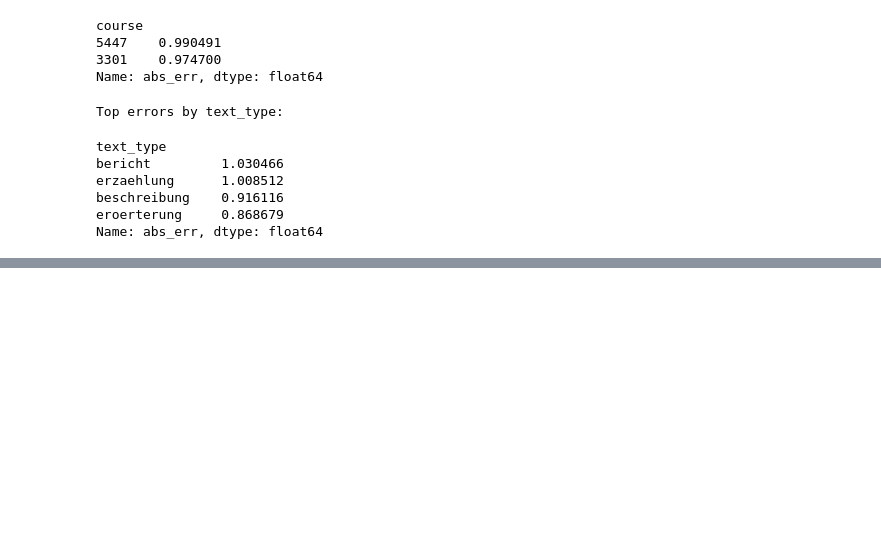
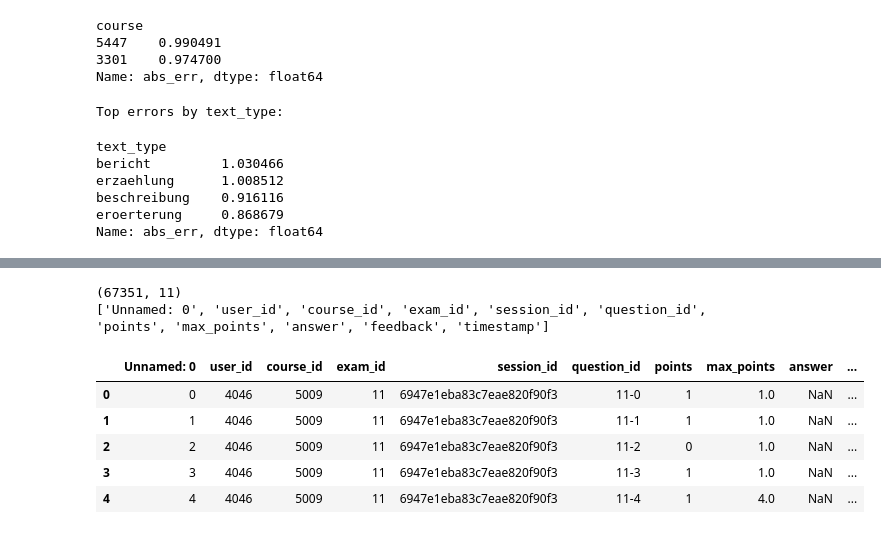
Before and after one commit to Tournedos/MLBD_2026, a Jupyter notebook: m4_louis.ipynb, the cells around one changed output, grey strips where cells are left out. Saved outputs shown, nothing was run; the diff lists cells and outputs as text; code cells hidden in the pictures; blank space fills up the shorter version.

```diff
--- a/m4_louis.ipynb
+++ b/m4_louis.ipynb
@@ -290,0 +396,18 @@ Name: abs_err, dtype: float64
+# %%
+
+# ===== load =====
+text_results = pd.read_csv('{}/text_results.csv'.format(data_dir))
+
+# check colonnes
+print(text_results.shape)
+print(text_results.columns.tolist())
+text_results.head()
+# %% [output]
+(67351, 11)
+['Unnamed: 0', 'user_id', 'course_id', 'exam_id', 'session_id', 'question_id', 'points', 'max_points', 'answer', 'feedback', 'timestamp']
+|  | Unnamed: 0 | user_id | course_id | exam_id | session_id | question_id | points | max_points | answer | ... |
+| 0 | 0 | 4046 | 5009 | 11 | 6947e1eba83c7eae820f90f3 | 11-0 | 1 | 1.0 | NaN | ... |
+| 1 | 1 | 4046 | 5009 | 11 | 6947e1eba83c7eae820f90f3 | 11-1 | 1 | 1.0 | NaN | ... |
+| 2 | 2 | 4046 | 5009 | 11 | 6947e1eba83c7eae820f90f3 | 11-2 | 0 | 1.0 | NaN | ... |
+| 3 | 3 | 4046 | 5009 | 11 | 6947e1eba83c7eae820f90f3 | 11-3 | 1 | 1.0 | NaN | ... |
+| 4 | 4 | 4046 | 5009 | 11 | 6947e1eba83c7eae820f90f3 | 11-4 | 1 | 4.0 | NaN | ... |
```
Also changed, not shown: parts of 21 cells of this notebook, 1 other file.
